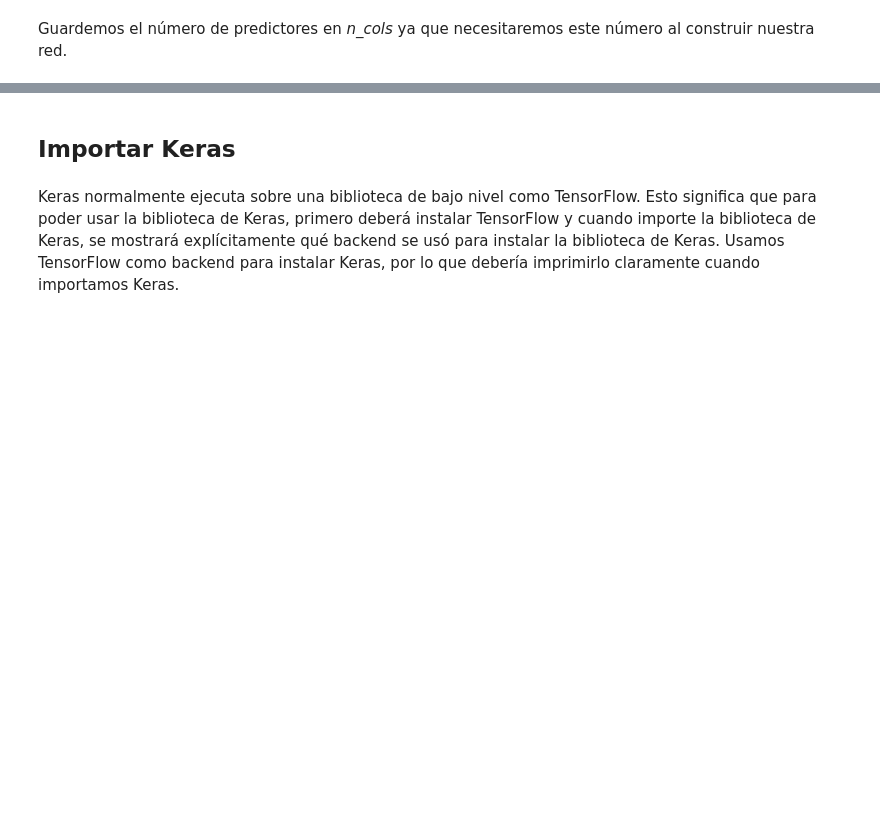
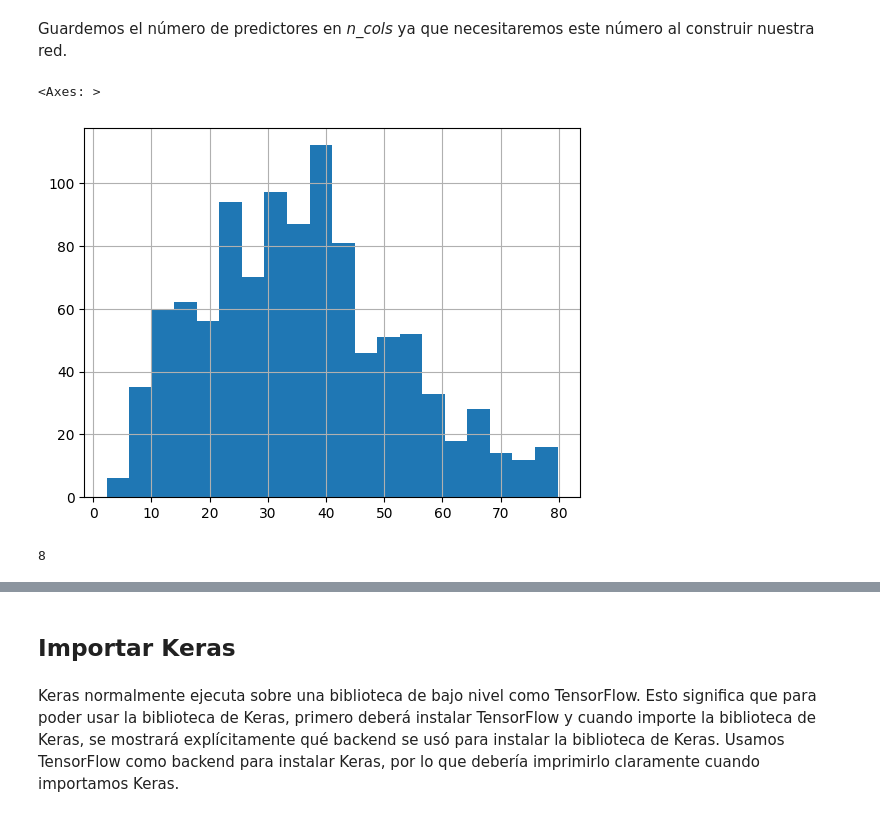
Before and after one commit to JCaballerot/Deep-Learning-Program, a Jupyter notebook: Deep_learning_program/Modulo_I/Lab_Regresión_con_Keras.ipynb, the cells around one changed output, grey strips where cells are left out. Cells and saved outputs as stored; diff of their text form; code cells hidden in the pictures; blank space fills up the shorter version.

```diff
--- a/Deep_learning_program/Modulo_I/Lab_Regresión_con_Keras.ipynb
+++ b/Deep_learning_program/Modulo_I/Lab_Regresión_con_Keras.ipynb
@@ -100,7 +205,16 @@ predictors_norm.head()
 # %% [markdown]
 Guardemos el número de predictores en _n_cols_ ya que necesitaremos este número al construir nuestra red.
+# %%
+concrete_data['Strength'].hist(bins=20)
+# %% [output]
+<Axes: >
+[figure, added]
 # %%
 n_cols = predictors_norm.shape[1] # número de predictores
+# %%
+n_cols
+# %% [output]
+8
 # %% [markdown]
 <a id='item32'></a>
 # %% [markdown]
```
Also changed, not shown: parts of 17 cells of this notebook.
